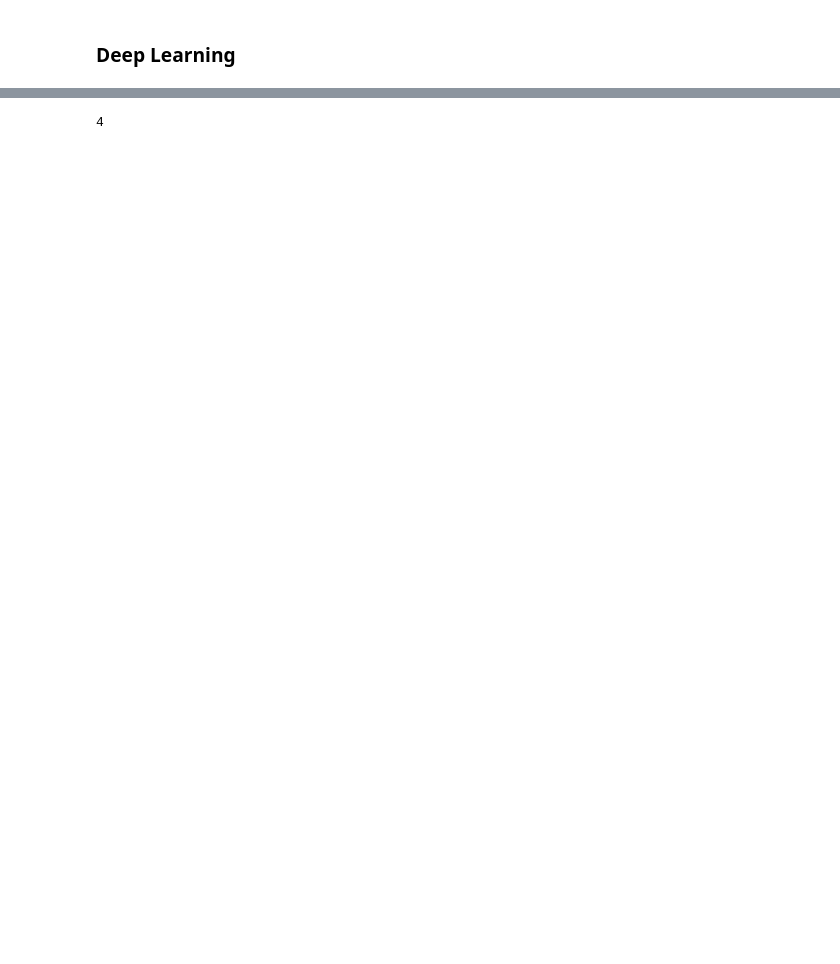
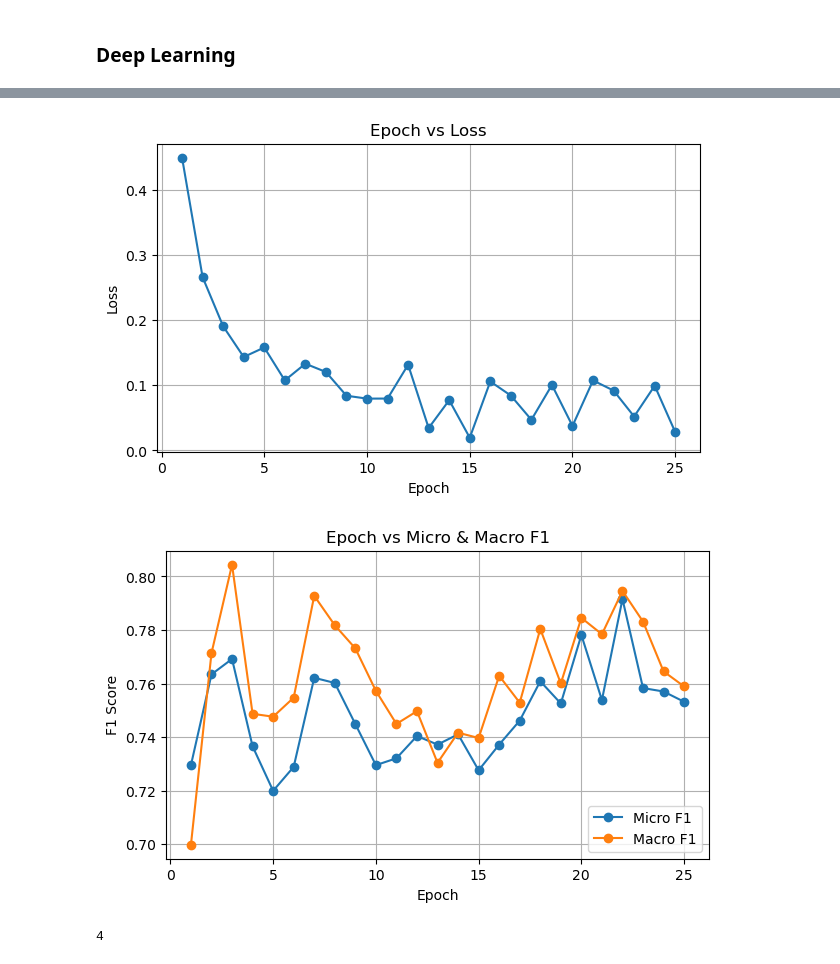
Before and after one commit to Flaresun/CSDS340CaseStudy2, a Jupyter notebook: CSDS340Case2.ipynb, the cells around one changed output, grey strips where cells are left out. Saved outputs shown, nothing was run; the diff lists cells and outputs as text; code cells hidden in the pictures; blank space fills up the shorter version.

```diff
--- a/CSDS340Case2.ipynb
+++ b/CSDS340Case2.ipynb
@@ -799,0 +954,4 @@ Wall time: 21.6 s
+# %%
+%%time
+model = HAR_CNN(num_classes)
+historyRCNN = train_model(model, train_loader, val_loader, epochs=25, lr=1e-3)
@@ -800,3 +976,8 @@ Wall time: 21.6 s
+# %%
+plotResults(historyRCNN)
+# %% [output]
+[figure, added]
+[figure, added]
 # %%
 class LSTMModel(nn.Module):
     def __init__(self, num_classes, input_channels=6, hidden_size=128, num_layers=2, bidirectional=True, dropout=0.3):
```
Also changed, not shown: parts of 34 cells of this notebook.
